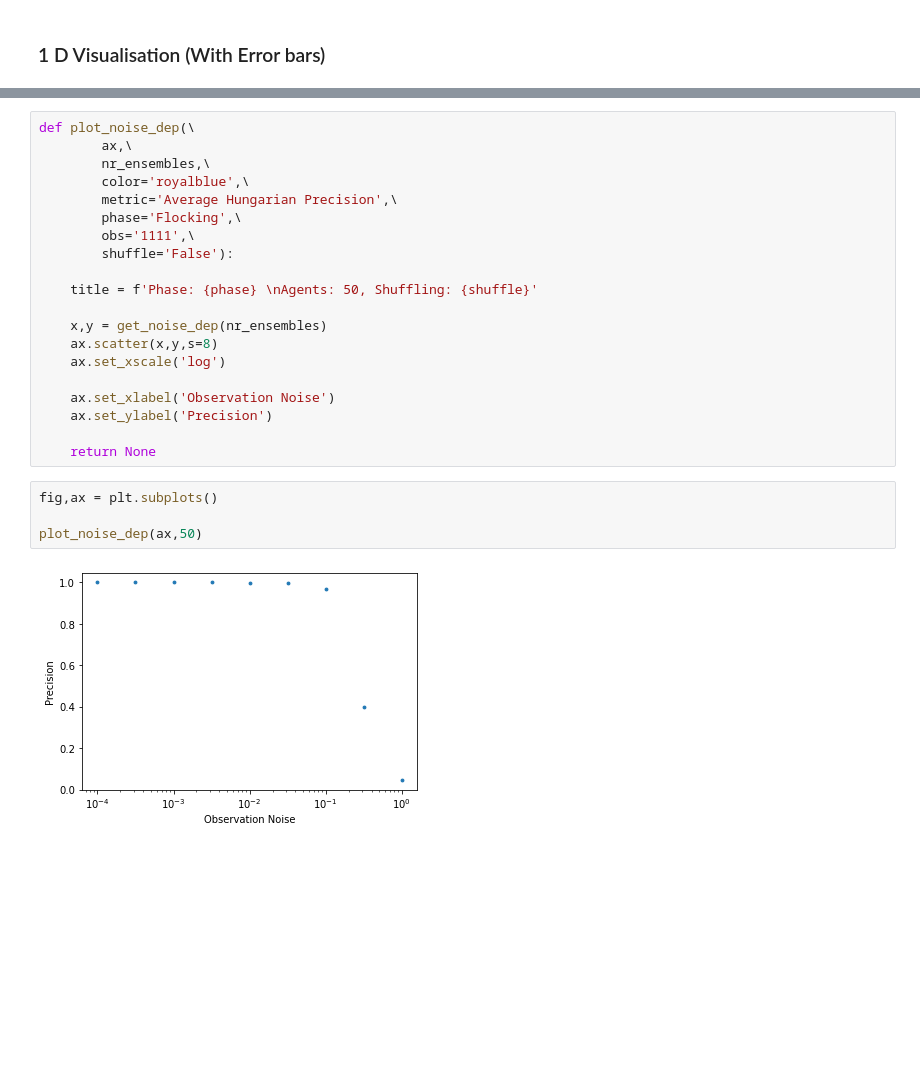
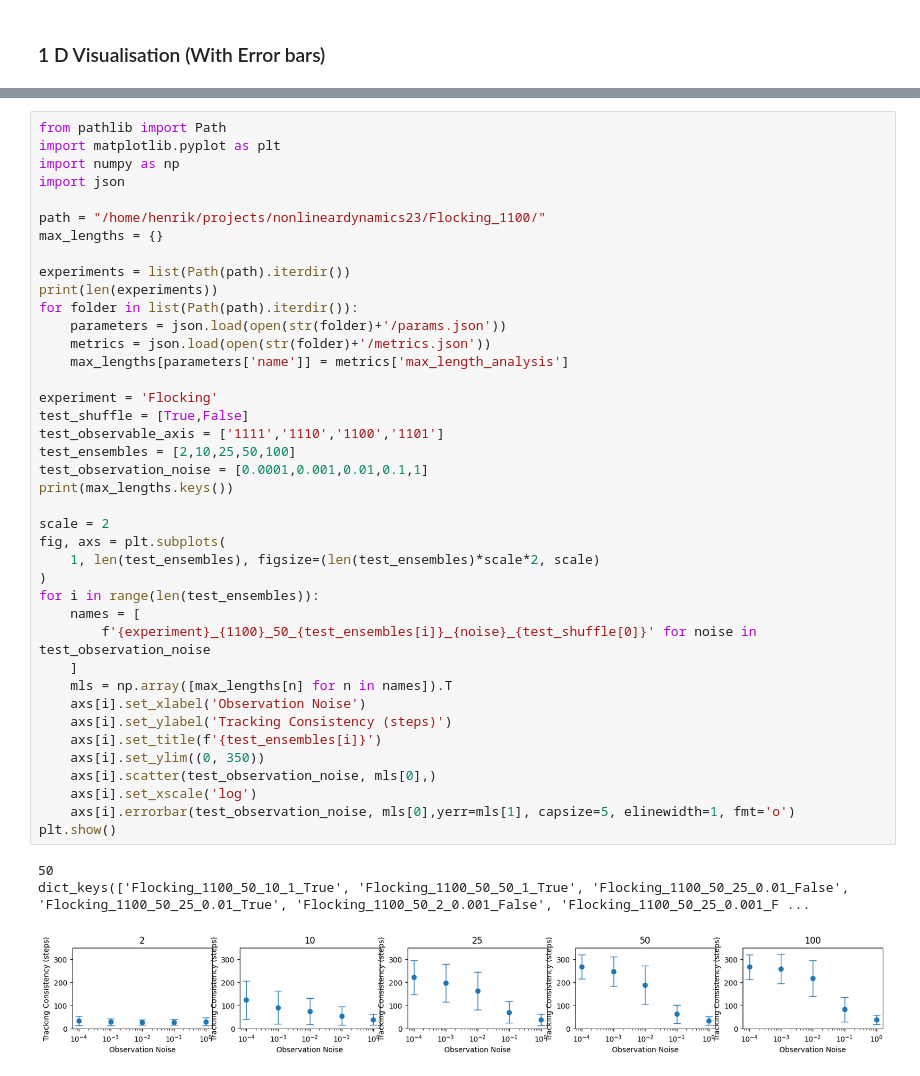
Before and after one commit to simonblaue/vicsek-data-assimilation, a Jupyter notebook: src/Static_Plots.ipynb, the cells around one changed output, grey strips where cells are left out. Drawn from its saved outputs; the diff is of its cells as text; blank space fills up the shorter version.

```diff
--- a/src/Static_Plots.ipynb
+++ b/src/Static_Plots.ipynb
@@ -123,26 +111,44 @@ def get_noise_dep(nr_ensembles,metric='Average Hungarian Precision',phase='Flock
-# %%
-def plot_noise_dep(\
-        ax,\
-        nr_ensembles,\
-        color='royalblue',\
-        metric='Average Hungarian Precision',\
-        phase='Flocking',\
-        obs='1111',\
-        shuffle='False'):
-
-    title = f'Phase: {phase} \nAgents: 50, Shuffling: {shuffle}'
-
-    x,y = get_noise_dep(nr_ensembles)
-    ax.scatter(x,y,s=8)
-    ax.set_xscale('log')
-
-    ax.set_xlabel('Observation Noise')
-    ax.set_ylabel('Precision')
-
-    return None
-# %%
-fig,ax = plt.subplots()
-
-plot_noise_dep(ax,50)
-# %% [output]
-[figure, removed]
+# %%
+from pathlib import Path
+import matplotlib.pyplot as plt
+import numpy as np
+import json
+
+path = "/home/henrik/projects/nonlineardynamics23/Flocking_1100/"
+max_lengths = {}
+
+experiments = list(Path(path).iterdir())
+print(len(experiments))
+for folder in list(Path(path).iterdir()):
+    parameters = json.load(open(str(folder)+'/params.json'))
+    metrics = json.load(open(str(folder)+'/metrics.json'))
+    max_lengths[parameters['name']] = metrics['max_length_analysis']
+
+experiment = 'Flocking'
+test_shuffle = [True,False]
+test_observable_axis = ['1111','1110','1100','1101']
+test_ensembles = [2,10,25,50,100]
+test_observation_noise = [0.0001,0.001,0.01,0.1,1]
+print(max_lengths.keys())
+
+scale = 2
+fig, axs = plt.subplots(
+    1, len(test_ensembles), figsize=(len(test_ensembles)*scale*2, scale)
+)
+for i in range(len(test_ensembles)):
+    names = [
+        f'{experiment}_{1100}_50_{test_ensembles[i]}_{noise}_{test_shuffle[0]}' for noise in test_observation_noise
+    ]
+    mls = np.array([max_lengths[n] for n in names]).T
+    axs[i].set_xlabel('Observation Noise')
+    axs[i].set_ylabel('Tracking Consistency (steps)')
+    axs[i].set_title(f'{test_ensembles[i]}')
+    axs[i].set_ylim((0, 350))
+    axs[i].scatter(test_observation_noise, mls[0],)
+    axs[i].set_xscale('log')
+    axs[i].errorbar(test_observation_noise, mls[0],yerr=mls[1], capsize=5, elinewidth=1, fmt='o')
+plt.show()
+# %% [output]
+50
+dict_keys(['Flocking_1100_50_10_1_True', 'Flocking_1100_50_50_1_True', 'Flocking_1100_50_25_0.01_False', 'Flocking_1100_50_25_0.01_True', 'Flocking_1100_50_2_0.001_False', 'Flocking_1100_50_25_0.001_F ...
+[figure, added]
```
Also changed, not shown: parts of 1 cell of this notebook.
